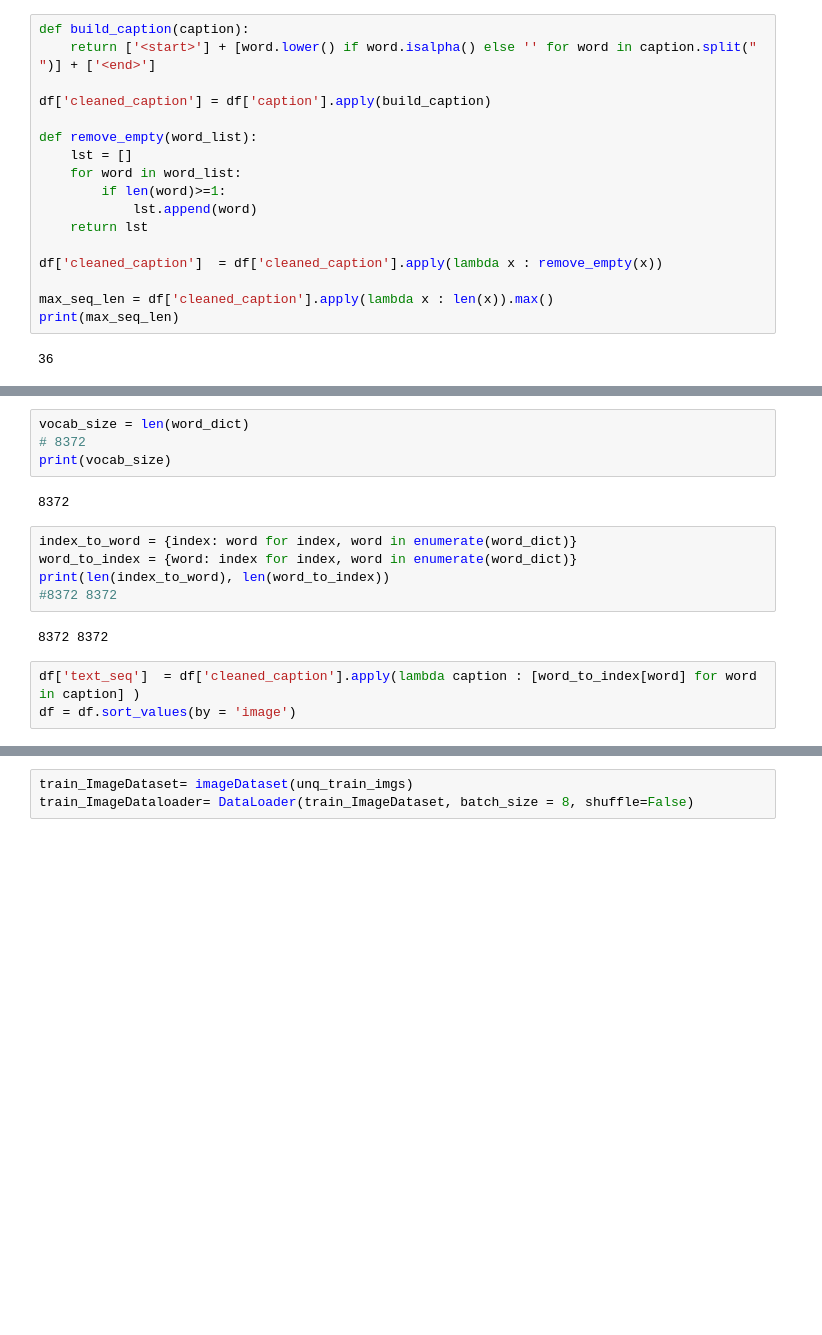
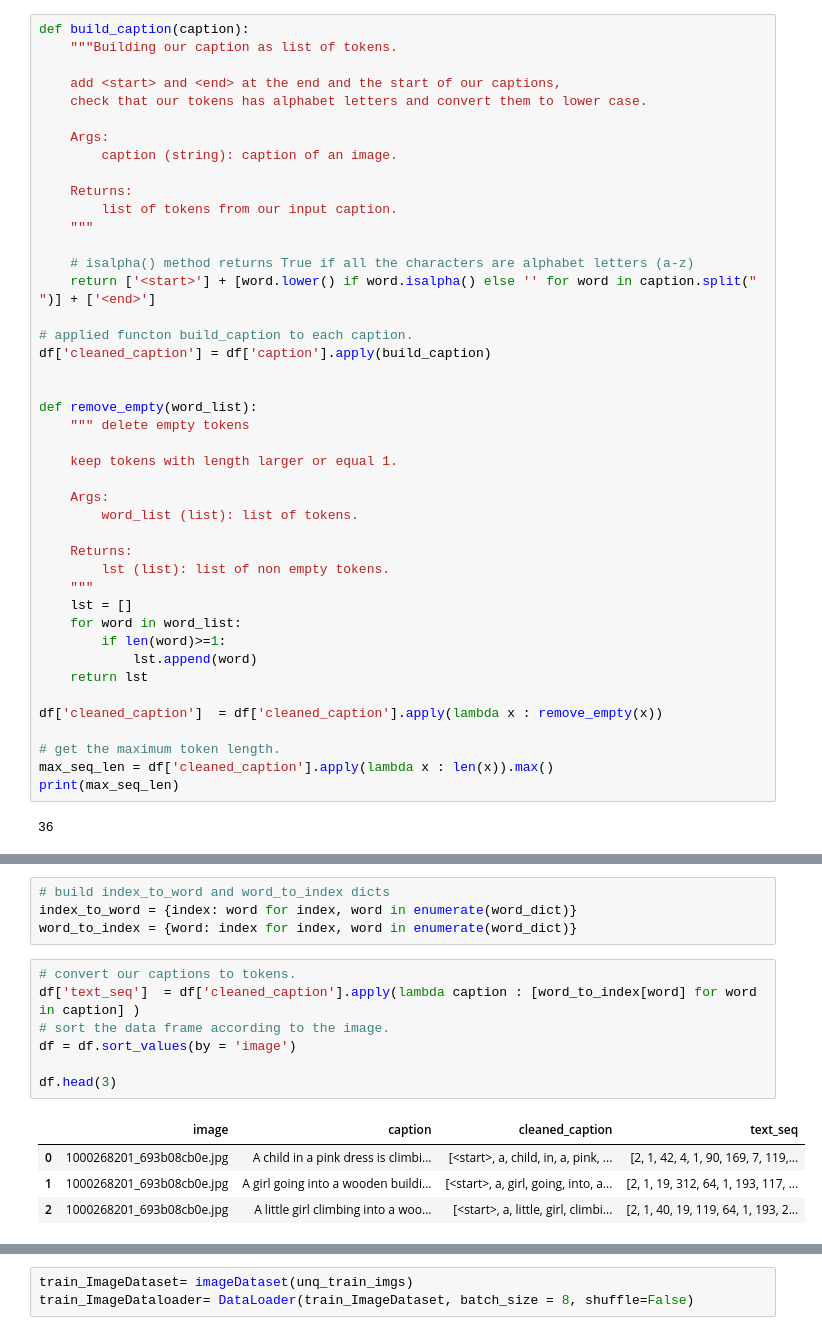
Before and after one commit to YamenHabib/ML-DL, a Jupyter notebook: Image_Captioning.ipynb, the cells around one changed output, grey strips where cells are left out. Drawn from its saved outputs; the diff is of its cells as text; blank space fills up the shorter version.

```diff
--- a/Image_Captioning.ipynb
+++ b/Image_Captioning.ipynb
@@ -56,11 +62,36 @@ pres_imgs_path = '/content/drive/MyDrive/data/Flicker/Presentation Image/'
 df = pd.read_csv(DATA_PATH + "captions.txt", sep=',')
 # %%
 def build_caption(caption):
+    """Building our caption as list of tokens.
+
+    add <start> and <end> at the end and the start of our captions,
+    check that our tokens has alphabet letters and convert them to lower case.
+
+    Args:
+        caption (string): caption of an image.
+
+    Returns:
+        list of tokens from our input caption.
+    """
+
+    # isalpha() method returns True if all the characters are alphabet letters (a-z)
     return ['<start>'] + [word.lower() if word.isalpha() else '' for word in caption.split(" ")] + ['<end>']
 
+# applied functon build_caption to each caption.
 df['cleaned_caption'] = df['caption'].apply(build_caption)
 
+
 def remove_empty(word_list):
+    """ delete empty tokens
+
+    keep tokens with length larger or equal 1.
+
+    Args:
+        word_list (list): list of tokens.
+
+    Returns:
+        lst (list): list of non empty tokens.
+    """
     lst = []
     for word in word_list:
         if len(word)>=1:
@@ -69,6 +100,7 @@ def remove_empty(word_list):
 
 df['cleaned_caption']  = df['cleaned_caption'].apply(lambda x : remove_empty(x))
 
+# get the maximum token length.
 max_seq_len = df['cleaned_caption'].apply(lambda x : len(x)).max()
 print(max_seq_len)
 # %% [output]
@@ -85,16 +120,16 @@ len(word_dict), word_dict[:5]
-# %%
-vocab_size = len(word_dict)
-# 8372
-print(vocab_size)
-# %% [output]
-8372
 # %%
+# build index_to_word and word_to_index dicts
 index_to_word = {index: word for index, word in enumerate(word_dict)}
 word_to_index = {word: index for index, word in enumerate(word_dict)}
-print(len(index_to_word), len(word_to_index))
-#8372 8372
-# %% [output]
-8372 8372
 # %%
+# convert our captions to tokens.
 df['text_seq']  = df['cleaned_caption'].apply(lambda caption : [word_to_index[word] for word in caption] )
+# sort the data frame according to the image.
 df = df.sort_values(by = 'image')
+
+df.head(3)
+# %% [output]
+|  | image | caption | cleaned_caption | text_seq |
+| 0 | 1000268201_693b08cb0e.jpg | A child in a pink dress is climbi... | [<start>, a, child, in, a, pink, ... | [2, 1, 42, 4, 1, 90, 169, 7, 119,... |
+| 1 | 1000268201_693b08cb0e.jpg | A girl going into a wooden buildi... | [<start>, a, girl, going, into, a... | [2, 1, 19, 312, 64, 1, 193, 117, ... |
+| 2 | 1000268201_693b08cb0e.jpg | A little girl climbing into a woo... | [<start>, a, little, girl, climbi... | [2, 1, 40, 19, 119, 64, 1, 193, 2... |
```
Also changed, not shown: parts of 28 cells of this notebook.
